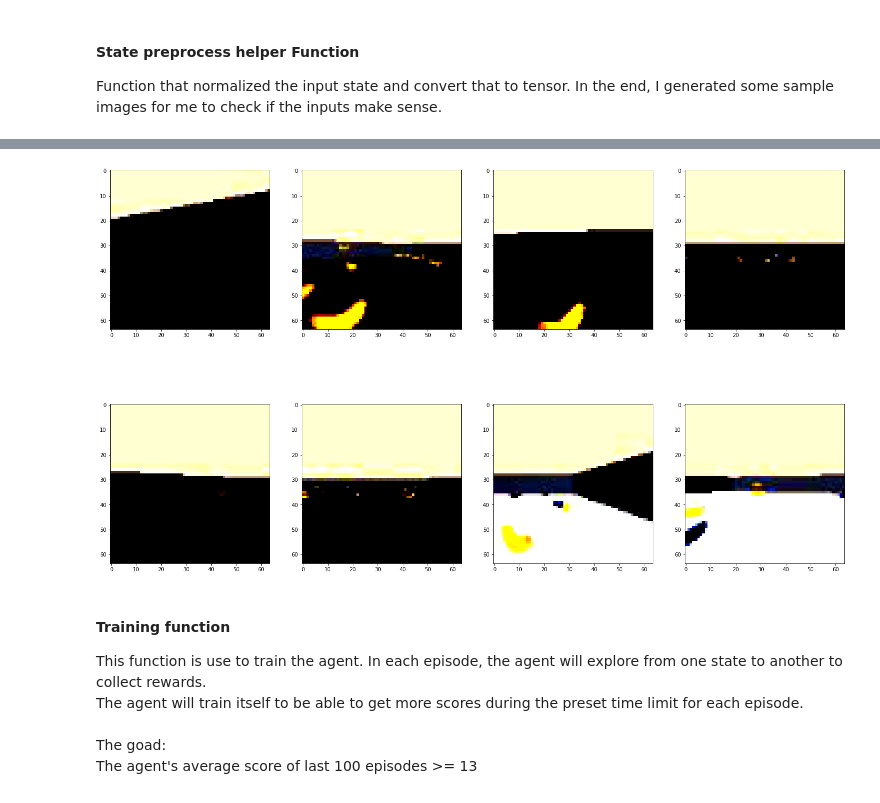
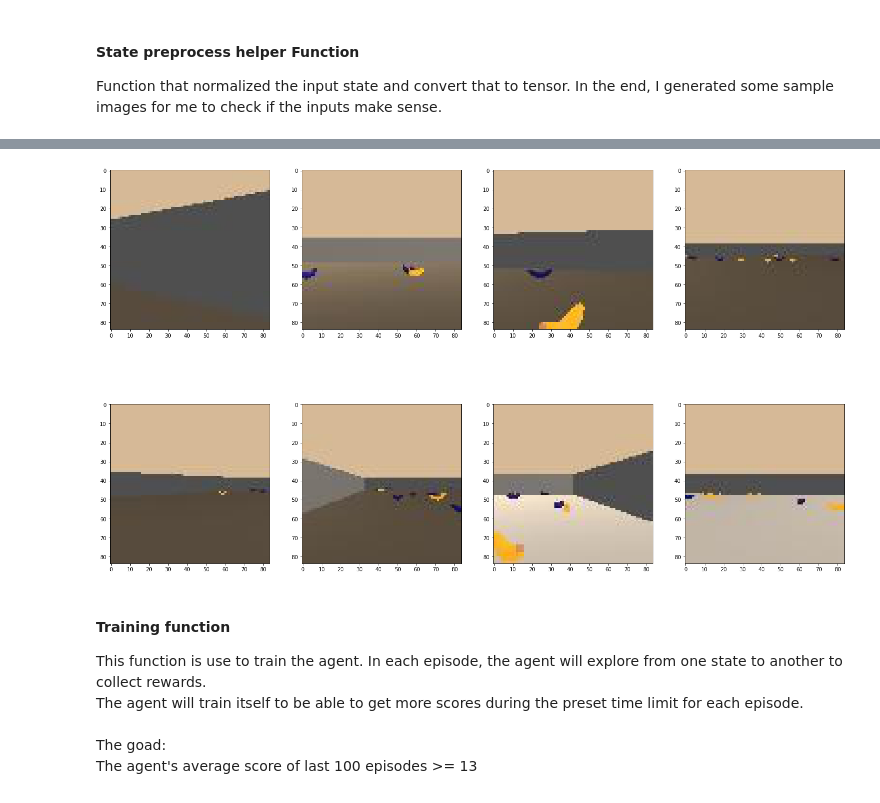
Before and after one commit to aanrran/deep-reinforcement-learning, a Jupyter notebook: p1_navigation/Navigation_Pixels.ipynb, the cells around one changed output, grey strips where cells are left out. Drawn from its saved outputs; the diff is of its cells as text; code cells hidden in the pictures.

```diff
--- a/p1_navigation/Navigation_Pixels.ipynb
+++ b/p1_navigation/Navigation_Pixels.ipynb
@@ -374,9 +442,9 @@ import torchvision.transforms as transforms
 #-------------------------function that convert the input state from np.array to tensor---------------------#
 def state2tensor(state):
     data_transform = transforms.Compose([
-        transforms.Resize(64), # reshape the size to resnet input size which is 64x64x3 tensor
+        #transforms.Resize(64), # reshape the size to resnet input size which is 64x64x3 tensor
         transforms.ToTensor(), # convert the RGB image type to tensor
-        transforms.Normalize(mean=[0.485, 0.456, 0.406], std=[0.229, 0.224, 0.225]) # normalize data
+        #transforms.Normalize(mean=[0.485, 0.456, 0.406], std=[0.229, 0.224, 0.225]) # normalize data
     ])
     new_im = Image.fromarray(np.uint8(np.squeeze(state)*255),'RGB') #convert a numpy array to image type
     img_tensor = data_transform(new_im).unsqueeze(dim=0) #change image size for Resnet18 input reqirement
@@ -408,4 +468,4 @@ WARNING:matplotlib.image:Clipping input data to the valid range for imshow with
-[figure, old version]
+[figure, new version]
 # %% [markdown]
 #### Training function
 This function is use to train the agent. In each episode, the agent will explore from one state to another to collect rewards.\
```
Also changed, not shown: parts of 9 cells of this notebook, 2 other files.
